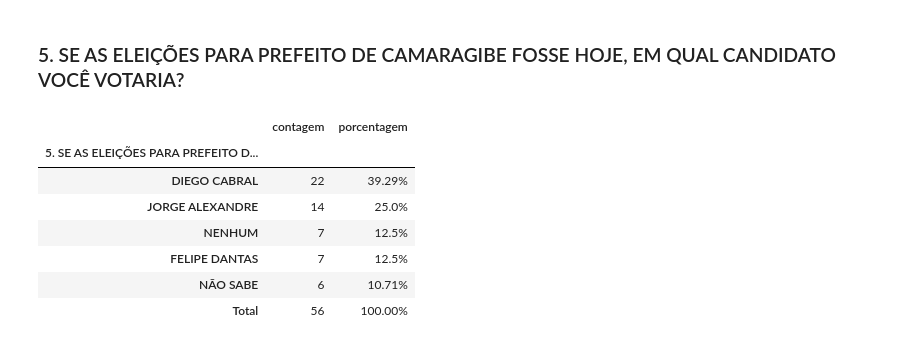
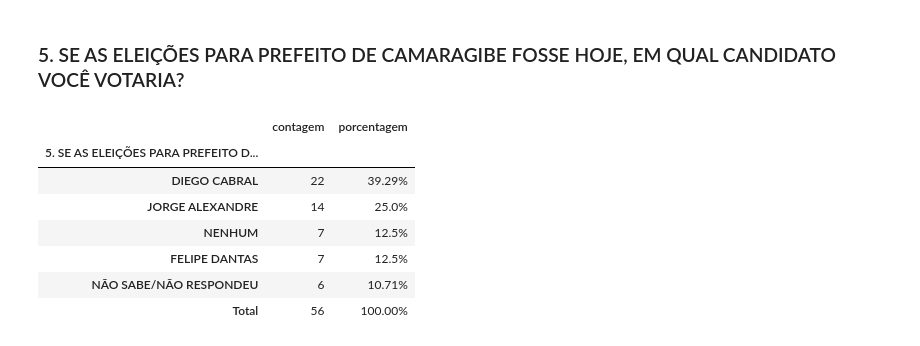
Before and after one commit to JoaoBoscoDuarte/Analise-Tratamento_Dados, a Jupyter notebook: analise.ipynb, the cells around one changed output. Drawn from its saved outputs; the diff is of its cells as text; code cells hidden in the pictures.

```diff
--- a/analise.ipynb
+++ b/analise.ipynb
@@ -208,32 +208,36 @@ def eleicoes_prefeito_hoje_votaria(coluna = "5. SE AS ELEIÇÕES PARA PREFEITO D
             df[coluna] = df[coluna].replace(candidato, "NENHUM")
 
         elif (candidato.lower().strip() in substituicoes["NÃO SABE"]):
             df[coluna] = df[coluna].replace(candidato, "NÃO SABE/NÃO RESPONDEU")
 
     contagem_votaria = df[coluna].value_counts()
     porcentagem_votaria = (df[coluna].value_counts(normalize = True) * 100).round(2)
 
     # Exibição da tabela
     resultado = pd.DataFrame({
         "contagem": contagem_votaria,
         "porcentagem": porcentagem_votaria.astype(str) + "%"
     })
 
     # Total
     total_contagem = contagem_votaria.sum()
     total_porcentagem = porcentagem_votaria.sum()
 
+    if (total_porcentagem != 100.00):
+        ajuste = 100.00 - total_porcentagem
+        total_porcentagem += ajuste
+
     resultado.loc["Total"] = [total_contagem, f"{total_porcentagem:.2f}%"]
 
     return resultado
 
 eleicoes_prefeito_hoje_votaria()
 # %% [output]
 |  | contagem | porcentagem |
 | 5. SE AS ELEIÇÕES PARA PREFEITO D... |  |  |
 | DIEGO CABRAL | 22 | 39.29% |
 | JORGE ALEXANDRE | 14 | 25.0% |
 | NENHUM | 7 | 12.5% |
 | FELIPE DANTAS | 7 | 12.5% |
-| NÃO SABE | 6 | 10.71% |
+| NÃO SABE/NÃO RESPONDEU | 6 | 10.71% |
 | Total | 56 | 100.00% |
```
Also changed, not shown: parts of 12 cells of this notebook.
